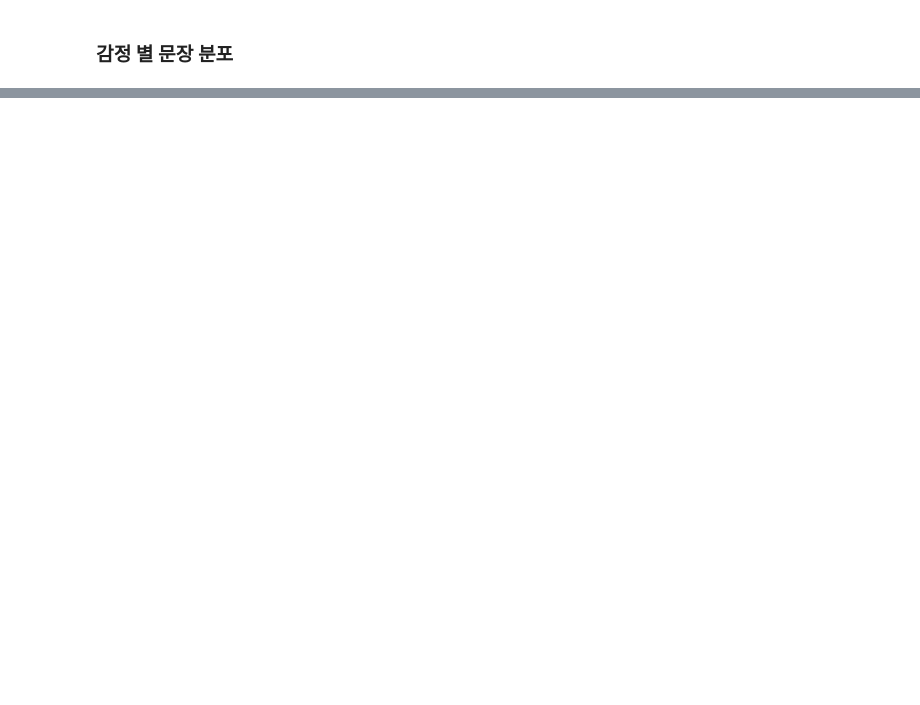
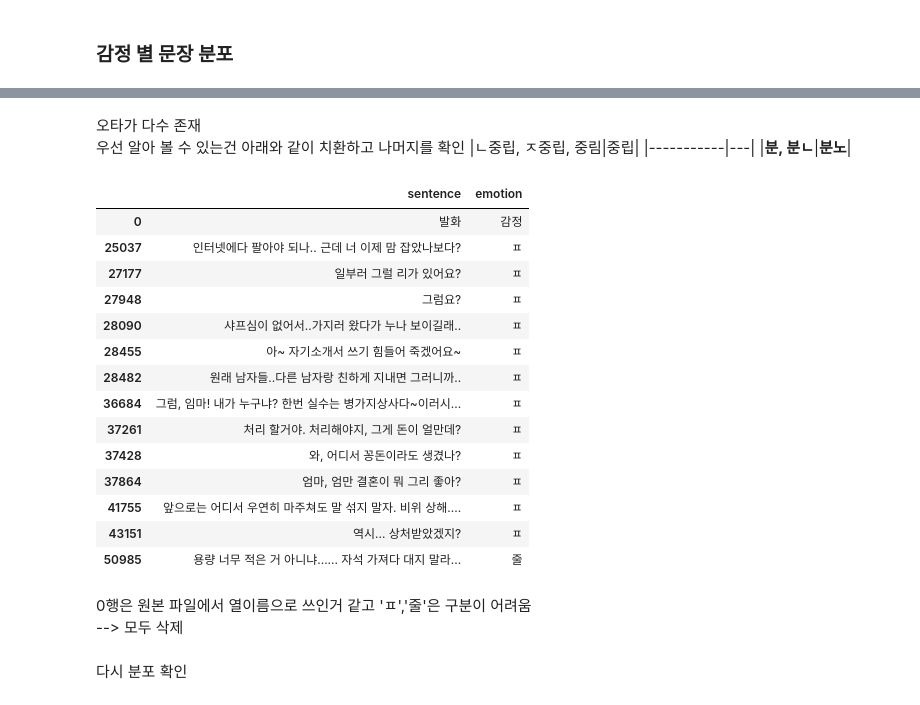
Before and after one commit to Bongwoo2lee/floread, a Jupyter notebook: sentiment-analysis/EDA.ipynb, the cells around one changed output, grey strips where cells are left out. Drawn from its saved outputs; the diff is of its cells as text; code cells hidden in the pictures; blank space fills up the shorter version.

```diff
--- a/sentiment-analysis/EDA.ipynb
+++ b/sentiment-analysis/EDA.ipynb
@@ -138,0 +243,7 @@ NameError: name 'train1' is not defined
+# %%
+#필요한 칼럼만 추출
+train3 = train3[['Unnamed: 1','Unnamed: 2']]
+
+#칼럼이름 변경
+train3.columns = ['sentence', 'emotion']
+train3.sample(n=5)
@@ -138,0 +292,3 @@ NameError: name 'train1' is not defined
+# %%
+train3 = train3.dropna()
+train3.shape
@@ -138,0 +318,31 @@ NameError: name 'train1' is not defined
+# %% [markdown]
+오타가 다수 존재
+<br>
+우선 알아 볼 수 있는건 아래와 같이 치환하고 나머지를 확인
+|ㄴ중립, ㅈ중립, 중림|중립|
+|-----------|---|
+|**분, 분ㄴ**|**분노**|
+# %%
+train3.loc[train3['emotion'].isin(('ㄴ중립','ㅈ중립','중림')), 'emotion'] = '중립'
+train3.loc[train3['emotion'].isin(('분','분ㄴ')), 'emotion'] = '분노'
+# %%
+train3[train3['emotion'].isin(['ㅍ', '감정','줄'])]
+# %% [output]
+|  | sentence | emotion |
+| 0 | 발화 | 감정 |
+| 25037 | 인터넷에다 팔아야 되나.. 근데 너 이제 맘 잡았나보다? | ㅍ |
+| 27177 | 일부러 그럴 리가 있어요? | ㅍ |
+| 27948 | 그럼요? | ㅍ |
+| 28090 | 샤프심이 없어서..가지러 왔다가 누나 보이길래.. | ㅍ |
+| 28455 | 아~ 자기소개서 쓰기 힘들어 죽겠어요~ | ㅍ |
+| 28482 | 원래 남자들..다른 남자랑 친하게 지내면 그러니까.. | ㅍ |
+| 36684 | 그럼, 임마! 내가 누구냐? 한번 실수는 병가지상사다~이러시... | ㅍ |
+| 37261 | 처리 할거야. 처리해야지, 그게 돈이 얼만데? | ㅍ |
+| 37428 | 와, 어디서 꽁돈이라도 생겼나? | ㅍ |
+| 37864 | 엄마, 엄만 결혼이 뭐 그리 좋아? | ㅍ |
+| 41755 | 앞으로는 어디서 우연히 마주쳐도 말 섞지 말자. 비위 상해.... | ㅍ |
+| 43151 | 역시... 상처받았겠지? | ㅍ |
+| 50985 | 용량 너무 적은 거 아니냐...... 자석 가져다 대지 말라... | 줄 |
+# %% [markdown]
+0행은 원본 파일에서 열이름으로 쓰인거 같고 'ㅍ','줄'은 구분이 어려움
+--> 모두 삭제
@@ -138,0 +352,2 @@ NameError: name 'train1' is not defined
+# %% [markdown]
+다시 분포 확인
```
Also changed, not shown: parts of 22 cells of this notebook, 2 other files.
